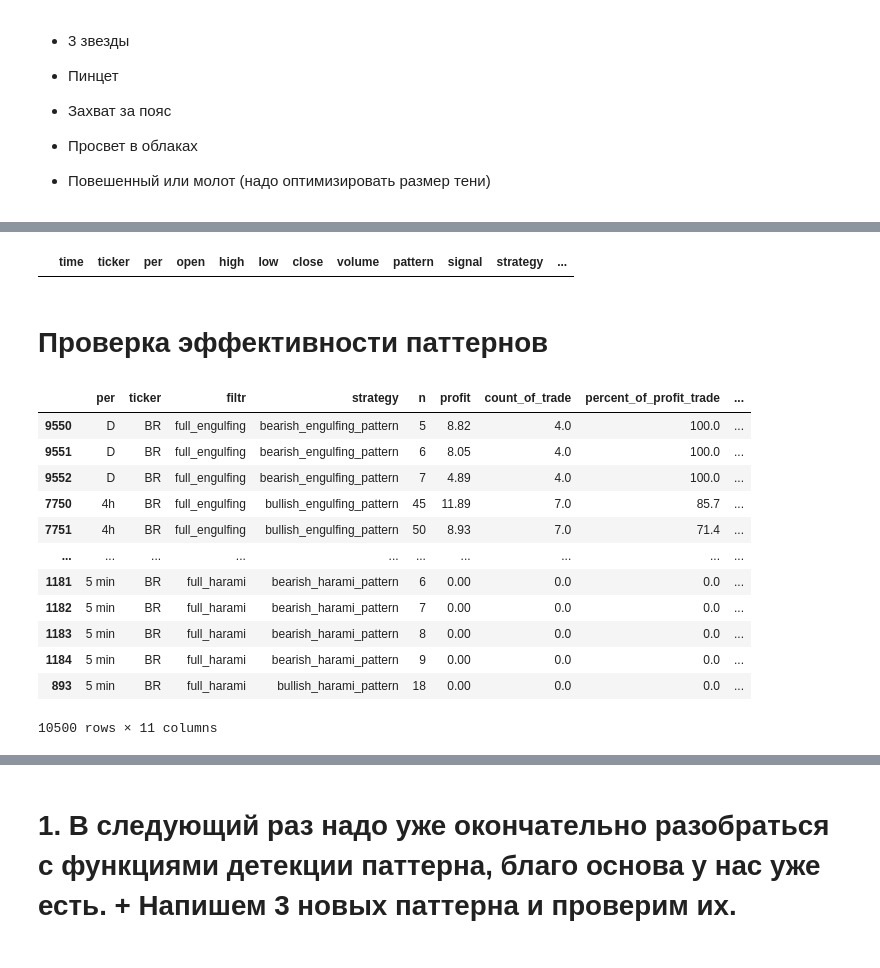
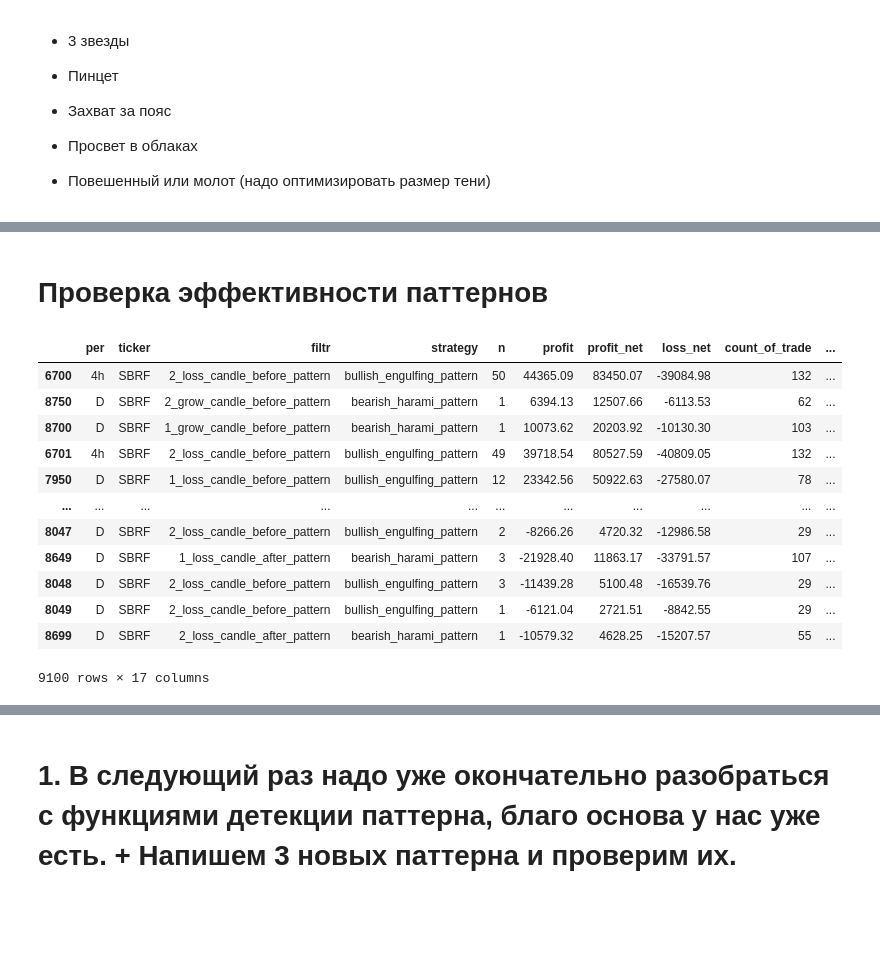
Before and after one commit to AlexKosuhin/AlgoTrading, a Jupyter notebook: Свечные паттерны/1.Обработка и детекция свечных паттернов.ipynb, the cells around one changed output, grey strips where cells are left out. Cells and saved outputs as stored; diff of their text form; code cells hidden in the pictures; blank space fills up the shorter version.

```diff
--- a/Свечные паттерны/1.Обработка и детекция свечных паттернов.ipynb
+++ b/Свечные паттерны/1.Обработка и детекция свечных паттернов.ipynb
@@ -6,7 +6,7 @@ import numpy as np
 import warnings
 warnings.filterwarnings('ignore', category=FutureWarning)
 # %%
-sber = pd.read_csv(r'C:\Users\user\Desktop\AlgoTrading\data\BR.txt')
+sber = pd.read_csv(r'C:\Users\user\Desktop\AlgoTrading\data\SBRF.txt')
 # %%
 sber
 # %% [output]
@@ -431,8 +405,6 @@ def detection_bullish_harami_pattern(data, filtr='NO'):
 
         - '1_loss_candle_before_pattern' - паттерн подтверждается 1 падающей свечой до него
         - '2_loss_candle_before_pattern' - паттерн подтверждается 2 падающими свечами до него
-
-        - 'full_harami' - полное содержание следующей свечи в пределах тела предыдущей (включая тени)
 
     Возвращает:
     -----------
@@ -503,19 +475,6 @@ def detection_bullish_harami_pattern(data, filtr='NO'):
         # Сигнал - следующая свеча после паттерна
         data.loc[pattern_mask.shift(2).fillna(False), 'signal'] = 1
 
-    elif filtr == 'full_hurami':
-        # Полное поглощение с тенями
-        pattern_mask = (
-            (body < 0) &
-            (body.shift(-1) > 0) &
-            (data['close'] < data['low'].shift(-1)) &
-            (data['open'] > data['high'].shift(-1))
-        )
-        data.loc[pattern_mask, 'pattern'] = 1
-        data.loc[pattern_mask.shift(1).fillna(False), 'pattern'] = 1
-        # Сигнал - следующая свеча после паттерна
-        data.loc[pattern_mask.shift(2).fillna(False), 'signal'] = 1
-
     data['filtr'] = filtr
 
     return data
@@ -546,8 +505,6 @@ def detection_bearish_harami_pattern(data, filtr='NO'):
 
         - '1_grow_candle_before_pattern' - паттерн подтверждается 1 растущей свечой до него
         - '2_grow_candle_before_pattern' - паттерн подтверждается 2 растущими свечами до него
-
-        - 'full_harami' - полное содержание следующей свечи в пределах тела предыдущей (включая тени)
 
     Возвращает:
     -----------
@@ -618,19 +575,6 @@ def detection_bearish_harami_pattern(data, filtr='NO'):
         # Сигнал - следующая свеча после паттерна
         data.loc[pattern_mask.shift(2).fillna(False), 'signal'] = 1
 
-    elif filtr == 'full_engulfing':
-        # Полное поглощение с тенями
-        pattern_mask = (
-            (body > 0) &
-            (body.shift(-1) < 0) &
-            (data['open'] < data['low'].shift(-1)) &
-            (data['close'] > data['high'].shift(-1))
-        )
-        data.loc[pattern_mask, 'pattern'] = 1
-        data.loc[pattern_mask.shift(1).fillna(False), 'pattern'] = 1
-        # Сигнал - следующая свеча после паттерна
-        data.loc[pattern_mask.shift(2).fillna(False), 'signal'] = 1
-
     data['filtr'] = filtr
 
     return data
@@ -793,11 +737,6 @@ def detection_3_loss_candle(data, filtr='NO'):
     data['filtr'] = filtr
 
     return data
-# %%
-sber_1h_bullish = detection_bullish_harami_pattern(sber_1h, filtr='full_harami')
-sber_1h_bullish[sber_1h_bullish['signal'] == 1]
-# %% [output]
-|  | time | ticker | per | open | high | low | close | volume | pattern | signal | strategy | ... |
 # %% [markdown]
 # Проверка эффективности паттернов
 # %%
@@ -950,34 +889,34 @@ def calculate_trade_statistics(data, commision=0.01, full='NO', direction='bull'
 # Список l это список со всеми таймфреймами, без детекции паттернов
 # %%
 # Проверка всех написанных стратегий
-dict_strategy_and_filtr = {detection_bullish_engulfing_pattern : ['bull', ['NO', '1_grow_candle_after_pattern', '2_grow_candle_after_pattern', '1_loss_candle_before_pattern', '2_loss_candle_before_pattern', 'full_engulfing']],
-                           detection_bearish_engulfing_pattern : ['bear', ['NO', '1_loss_candle_after_pattern', '2_loss_candle_after_pattern', '1_grow_candle_before_pattern', '2_grow_candle_before_pattern', 'full_engulfing']],
-                           detection_bullish_harami_pattern : ['bull', ['NO', '1_grow_candle_after_pattern', '2_grow_candle_after_pattern', '1_loss_candle_before_pattern', '2_loss_candle_before_pattern', 'full_harami']],
-                           detection_bearish_harami_pattern : ['bear', ['NO', '1_loss_candle_after_pattern', '2_loss_candle_after_pattern', '1_grow_candle_before_pattern', '2_grow_candle_before_pattern', 'full_harami']],
+dict_strategy_and_filtr = {detection_bullish_engulfing_pattern : ['bull', ['NO', '1_grow_candle_after_pattern', '2_grow_candle_after_pattern', '1_loss_candle_before_pattern', '2_loss_candle_before_pattern']],
+                           detection_bearish_engulfing_pattern : ['bear', ['NO', '1_loss_candle_after_pattern', '2_loss_candle_after_pattern', '1_grow_candle_before_pattern', '2_grow_candle_before_pattern']],
+                           detection_bullish_harami_pattern : ['bull', ['NO', '1_grow_candle_after_pattern', '2_grow_candle_after_pattern', '1_loss_candle_before_pattern', '2_loss_candle_before_pattern']],
+                           detection_bearish_harami_pattern : ['bear', ['NO', '1_loss_candle_after_pattern', '2_loss_candle_after_pattern', '1_grow_candle_before_pattern', '2_grow_candle_before_pattern']],
                            detection_3_grow_candle : ['bull', ['NO', '1_loss_candle_after_pattern', '1_loss_candle_before_pattern']],
                            detection_3_loss_candle : ['bear', ['NO', '1_grow_candle_after_pattern', '1_grow_candle_before_pattern']]}
 
 list_df_with_all_strategy_filtr = []
 for df in l:
     for strategy, filtr in dict_strategy_and_filtr.items():
         for i in filtr[1]:
             df_str_filtr = strategy(df, filtr=i)
-            res = calculate_trade_statistics(df_str_filtr, commision=0.01, full='NO', direction=filtr[0])
+            res = calculate_trade_statistics(df_str_filtr, commision=0.01, full='YES', direction=filtr[0])
             list_df_with_all_strategy_filtr.append(res)
 
 combined_df = pd.concat(list_df_with_all_strategy_filtr, ignore_index=True)
 combined_df.sort_values('profit_factor', ascending=False)
 # %% [output]
-|  | per | ticker | filtr | strategy | n | profit | count_of_trade | percent_of_profit_trade | ... |
-| 9550 | D | BR | full_engulfing | bearish_engulfing_pattern | 5 | 8.82 | 4.0 | 100.0 | ... |
-| 9551 | D | BR | full_engulfing | bearish_engulfing_pattern | 6 | 8.05 | 4.0 | 100.0 | ... |
-| 9552 | D | BR | full_engulfing | bearish_engulfing_pattern | 7 | 4.89 | 4.0 | 100.0 | ... |
-| 7750 | 4h | BR | full_engulfing | bullish_engulfing_pattern | 45 | 11.89 | 7.0 | 85.7 | ... |
-| 7751 | 4h | BR | full_engulfing | bullish_engulfing_pattern | 50 | 8.93 | 7.0 | 71.4 | ... |
-| ... | ... | ... | ... | ... | ... | ... | ... | ... | ... |
-| 1181 | 5 min | BR | full_harami | bearish_harami_pattern | 6 | 0.00 | 0.0 | 0.0 | ... |
-| 1182 | 5 min | BR | full_harami | bearish_harami_pattern | 7 | 0.00 | 0.0 | 0.0 | ... |
-| 1183 | 5 min | BR | full_harami | bearish_harami_pattern | 8 | 0.00 | 0.0 | 0.0 | ... |
-| 1184 | 5 min | BR | full_harami | bearish_harami_pattern | 9 | 0.00 | 0.0 | 0.0 | ... |
-| 893 | 5 min | BR | full_harami | bullish_harami_pattern | 18 | 0.00 | 0.0 | 0.0 | ... |
+|  | per | ticker | filtr | strategy | n | profit | profit_net | loss_net | count_of_trade | ... |
+| 6700 | 4h | SBRF | 2_loss_candle_before_pattern | bullish_engulfing_pattern | 50 | 44365.09 | 83450.07 | -39084.98 | 132 | ... |
+| 8750 | D | SBRF | 2_grow_candle_before_pattern | bearish_harami_pattern | 1 | 6394.13 | 12507.66 | -6113.53 | 62 | ... |
+| 8700 | D | SBRF | 1_grow_candle_before_pattern | bearish_harami_pattern | 1 | 10073.62 | 20203.92 | -10130.30 | 103 | ... |
+| 6701 | 4h | SBRF | 2_loss_candle_before_pattern | bullish_engulfing_pattern | 49 | 39718.54 | 80527.59 | -40809.05 | 132 | ... |
+| 7950 | D | SBRF | 1_loss_candle_before_pattern | bullish_engulfing_pattern | 12 | 23342.56 | 50922.63 | -27580.07 | 78 | ... |
+| ... | ... | ... | ... | ... | ... | ... | ... | ... | ... | ... |
+| 8047 | D | SBRF | 2_loss_candle_before_pattern | bullish_engulfing_pattern | 2 | -8266.26 | 4720.32 | -12986.58 | 29 | ... |
+| 8649 | D | SBRF | 1_loss_candle_after_pattern | bearish_harami_pattern | 3 | -21928.40 | 11863.17 | -33791.57 | 107 | ... |
+| 8048 | D | SBRF | 2_loss_candle_before_pattern | bullish_engulfing_pattern | 3 | -11439.28 | 5100.48 | -16539.76 | 29 | ... |
+| 8049 | D | SBRF | 2_loss_candle_before_pattern | bullish_engulfing_pattern | 1 | -6121.04 | 2721.51 | -8842.55 | 29 | ... |
+| 8699 | D | SBRF | 2_loss_candle_after_pattern | bearish_harami_pattern | 1 | -10579.32 | 4628.25 | -15207.57 | 55 | ... |
-10500 rows × 11 columns
+9100 rows × 17 columns
```
Also changed, not shown: parts of 11 cells of this notebook.
